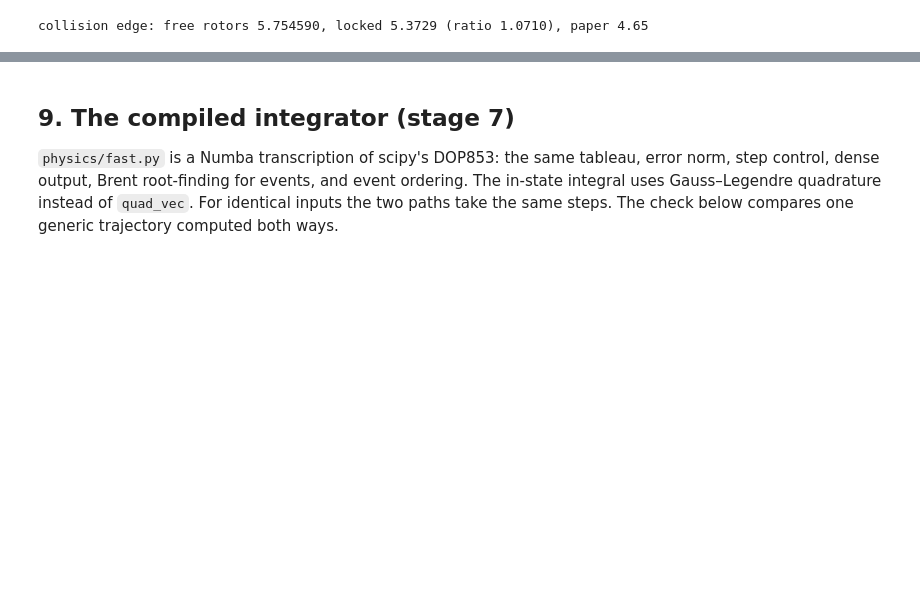
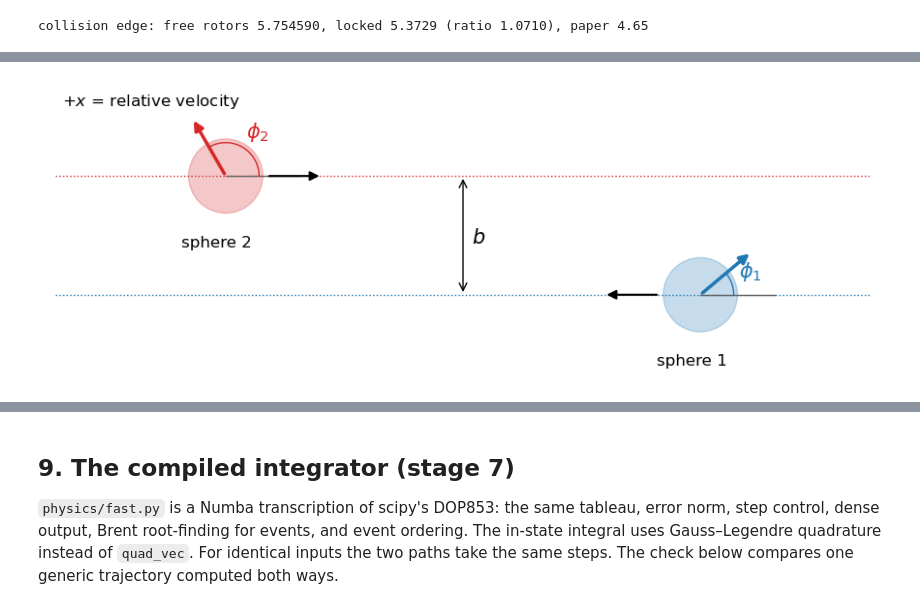
Before and after one commit to seanbartz/magnetOrbits, a Jupyter notebook: notebooks/progress_summary.ipynb, the cells around one changed output, grey strips where cells are left out. Cells and saved outputs as stored; diff of their text form; code cells hidden in the pictures; blank space fills up the shorter version.

```diff
--- a/notebooks/progress_summary.ipynb
+++ b/notebooks/progress_summary.ipynb
@@ -544,0 +560,26 @@ The method assumes one transition per scan cell; those refinement checks are wha
+# %%
+fig, ax = plt.subplots(figsize=(9, 4.2))
+b_demo, x_demo = 1.6, 3.2
+phi1_demo, phi2_demo = np.radians(40), np.radians(120)
+for x, y, vx, phi, color, name in [(+x_demo, -b_demo / 2, -1, phi1_demo, "C0", "1"),
+                                   (-x_demo, +b_demo / 2, +1, phi2_demo, "C3", "2")]:
+    ax.add_patch(plt.Circle((x, y), 0.5, color=color, alpha=0.25))
+    ax.plot([-5.5, 5.5], [y, y], color=color, ls=":", lw=1)
+    ax.annotate("", xy=(x + 1.3 * vx, y), xytext=(x + 0.55 * vx, y),
+                arrowprops=dict(arrowstyle="-|>", color="k", lw=1.5))                 # velocity
+    ax.annotate("", xy=(x + 0.9 * np.cos(phi), y + 0.9 * np.sin(phi)), xytext=(x, y),
+                arrowprops=dict(arrowstyle="-|>", color=color, lw=2.5))              # moment
+    ax.plot([x, x + 1.0], [y, y], color="0.4", lw=1)                                   # +x reference
+    arc = np.linspace(0, phi, 40)
+    ax.plot(x + 0.45 * np.cos(arc), y + 0.45 * np.sin(arc), color=color, lw=1)
+    ax.text(x + 0.55 * np.cos(phi / 2), y + 0.55 * np.sin(phi / 2) + 0.05, fr"$\phi_{name}$",
+            color=color, fontsize=15)
+    ax.text(x - 0.12, y - 0.95, f"sphere {name}", fontsize=12, ha="center")
+ax.annotate("", xy=(0, b_demo / 2), xytext=(0, -b_demo / 2),
+            arrowprops=dict(arrowstyle="<->", color="k", lw=1))
+ax.text(0.12, -0.1, r"$b$", fontsize=15)
+ax.text(-5.4, 1.75, r"$+x$ = relative velocity", fontsize=12)
+ax.set_xlim(-5.6, 5.6); ax.set_ylim(-1.9, 2.0); ax.set_aspect("equal"); ax.axis("off")
+fig.tight_layout(); plt.show()
+# %% [output]
+[figure, added]
```
Also changed, not shown: parts of 12 cells of this notebook, 1 other file.
